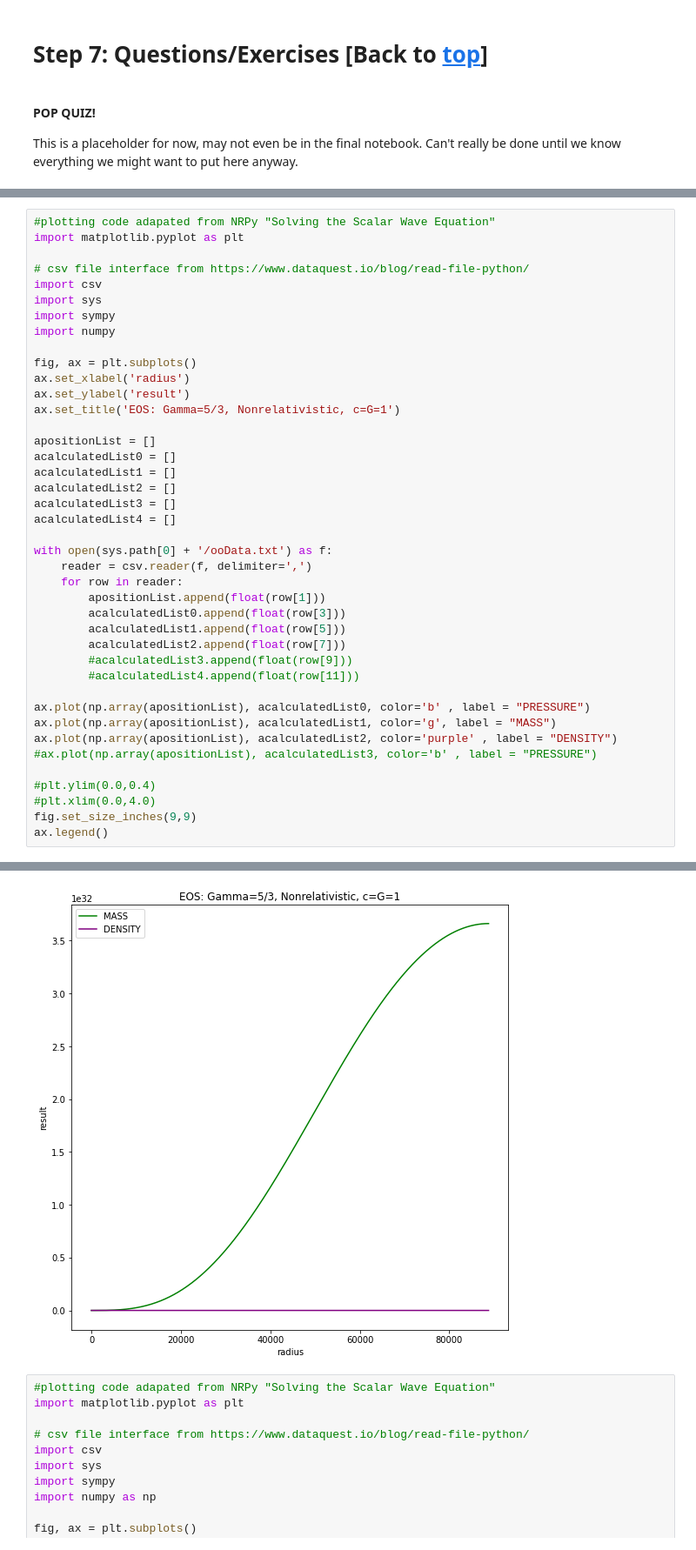
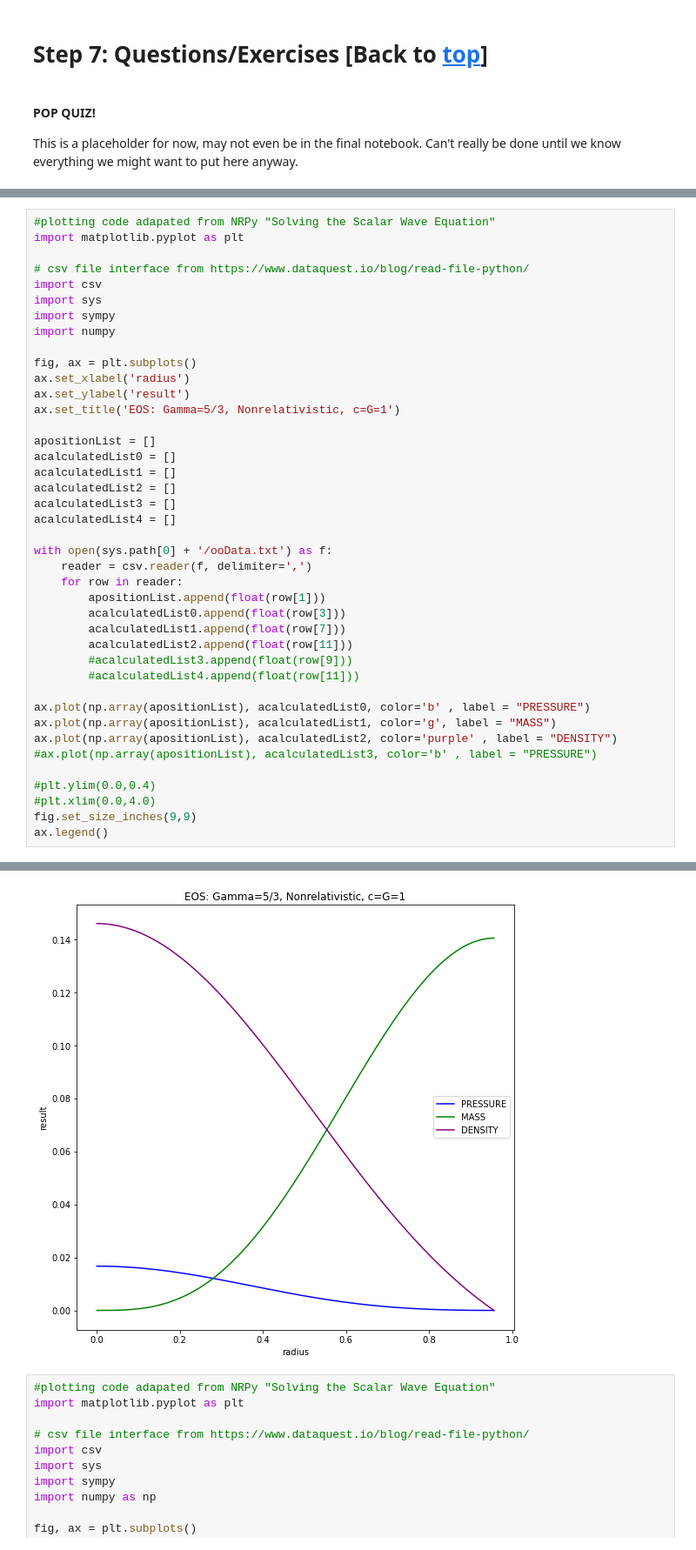
Before and after one commit to GMBlackjack/ODESolver, a Jupyter notebook: V9+/ODESolverV3.ipynb, the cells around one changed output, grey strips where cells are left out. Shown at 87% size. Saved outputs shown, nothing was run; the diff lists cells and outputs as text.

```diff
--- a/V9+/ODESolverV3.ipynb
+++ b/V9+/ODESolverV3.ipynb
@@ -3498,36 +3498,36 @@ fig, ax = plt.subplots()
 ax.set_xlabel('radius')
 ax.set_ylabel('result')
 ax.set_title('EOS: Gamma=5/3, Nonrelativistic, c=G=1')
 
 apositionList = []
 acalculatedList0 = []
 acalculatedList1 = []
 acalculatedList2 = []
 acalculatedList3 = []
 acalculatedList4 = []
 
 with open(sys.path[0] + '/ooData.txt') as f:
     reader = csv.reader(f, delimiter=',')
     for row in reader:
         apositionList.append(float(row[1]))
         acalculatedList0.append(float(row[3]))
-        acalculatedList1.append(float(row[5]))
-        acalculatedList2.append(float(row[7]))
+        acalculatedList1.append(float(row[7]))
+        acalculatedList2.append(float(row[11]))
         #acalculatedList3.append(float(row[9]))
         #acalculatedList4.append(float(row[11]))
 
 ax.plot(np.array(apositionList), acalculatedList0, color='b' , label = "PRESSURE")
 ax.plot(np.array(apositionList), acalculatedList1, color='g', label = "MASS")
 ax.plot(np.array(apositionList), acalculatedList2, color='purple' , label = "DENSITY")
 #ax.plot(np.array(apositionList), acalculatedList3, color='b' , label = "PRESSURE")
 
 #plt.ylim(0.0,0.4)
 #plt.xlim(0.0,4.0)
 fig.set_size_inches(9,9)
 ax.legend()
 # %% [output]
 <matplotlib.legend.Legend at 0x...>
-[figure, old version]
+[figure, new version]
 # %%
 #plotting code adapated from NRPy "Solving the Scalar Wave Equation"
 import matplotlib.pyplot as plt
```
Also changed, not shown: parts of 11 cells of this notebook, 5 other files.
